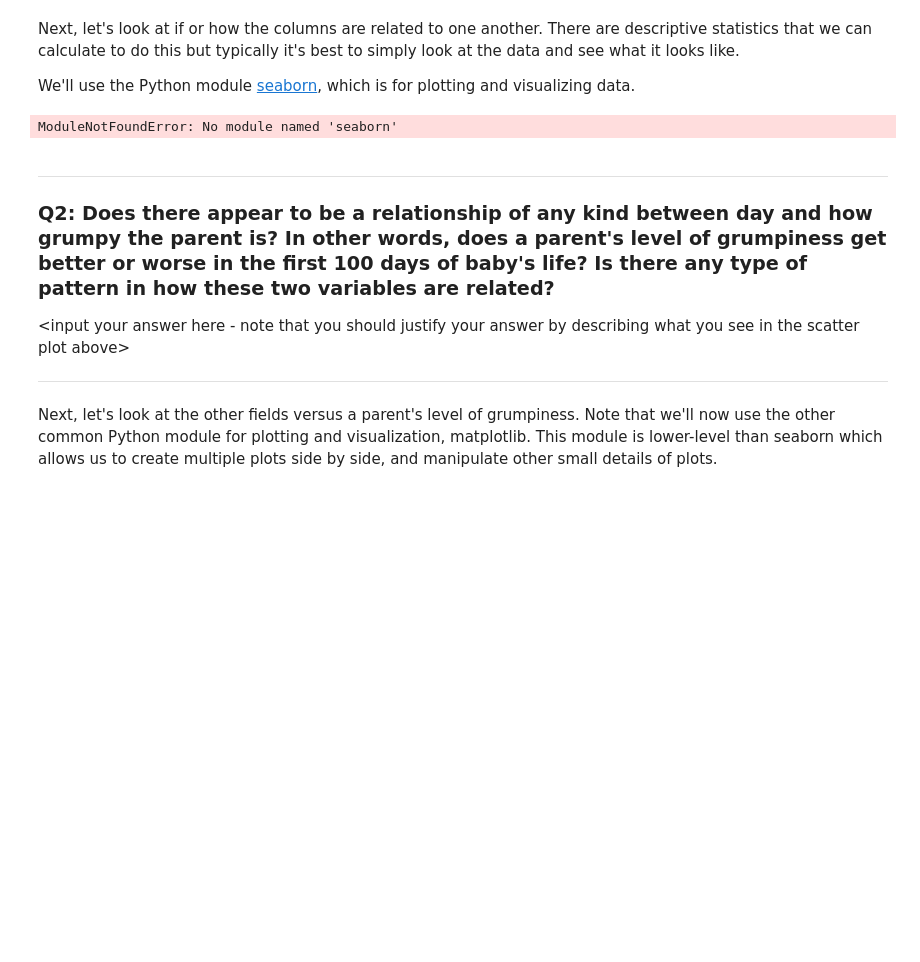
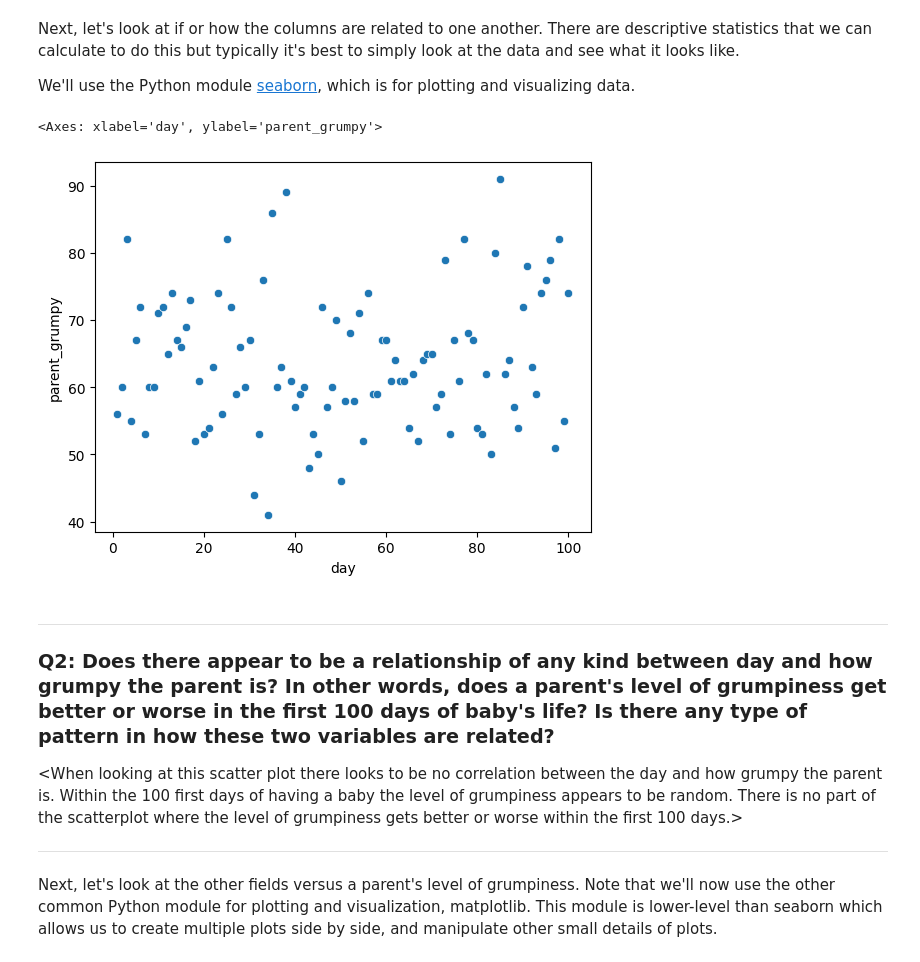
Before and after one commit to KylePineiroCode/cs3120-assign2, a Jupyter notebook: linear_regression_lab.ipynb, the cells around one changed output. Saved outputs shown, nothing was run; the diff lists cells and outputs as text; code cells hidden in the pictures; blank space fills up the shorter version.

Commit message:
Q2 answered

```diff
--- a/linear_regression_lab.ipynb
+++ b/linear_regression_lab.ipynb
@@ -75,15 +75,18 @@ Next, let's look at if or how the columns are related to one another. There are
 We'll use the Python module [seaborn](https://seaborn.pydata.org), which is for plotting and visualizing data.
 # %%
 import seaborn as sns
+import pandas as pd
 
+df = pd.read_csv('https://raw.githubusercontent.com/sgeinitz/CS3120/main/lab1_data_parenthood.csv')
 sns.scatterplot(data=df, x='day', y='parent_grumpy')
 # %% [output]
-ModuleNotFoundError: No module named 'seaborn'
+<Axes: xlabel='day', ylabel='parent_grumpy'>
+[figure, added]
 # %% [markdown]
 ***
 ### Q2: Does there appear to be a relationship of any kind between day and how grumpy the parent is? In other words, does a parent's level of grumpiness get better or worse in the first 100 days of baby's life? Is there any type of pattern in how these two variables are related?
 
-\<input your answer here - note that you should justify your answer by describing what you see in the scatter plot above\>
+\<When looking at this scatter plot there looks to be no correlation between the day and how grumpy the parent is. Within the 100 first days of having a baby the level of grumpiness appears to be random. There is no part of the scatterplot where the level of grumpiness gets better or worse within the first 100 days.\>
 ***
 # %% [markdown]
 Next, let's look at the other fields versus a parent's level of grumpiness. Note that we'll now use the other common Python module for plotting and visualization, matplotlib. This module is lower-level than seaborn which allows us to create multiple plots side by side, and manipulate other small details of plots.
```
